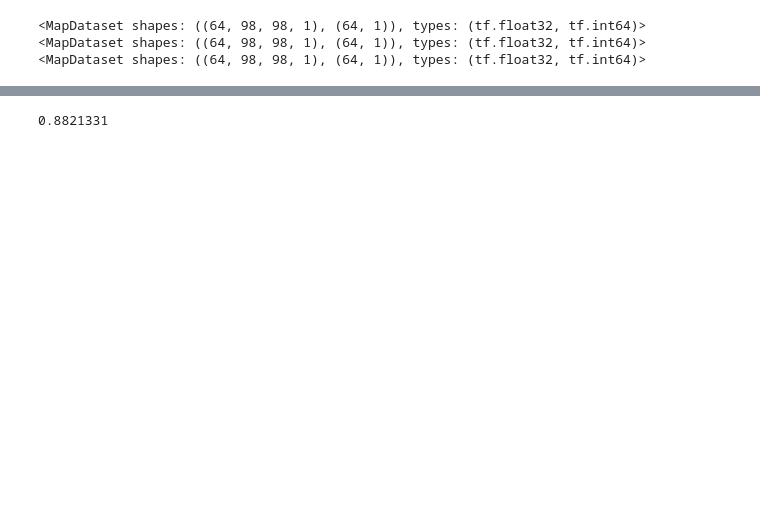
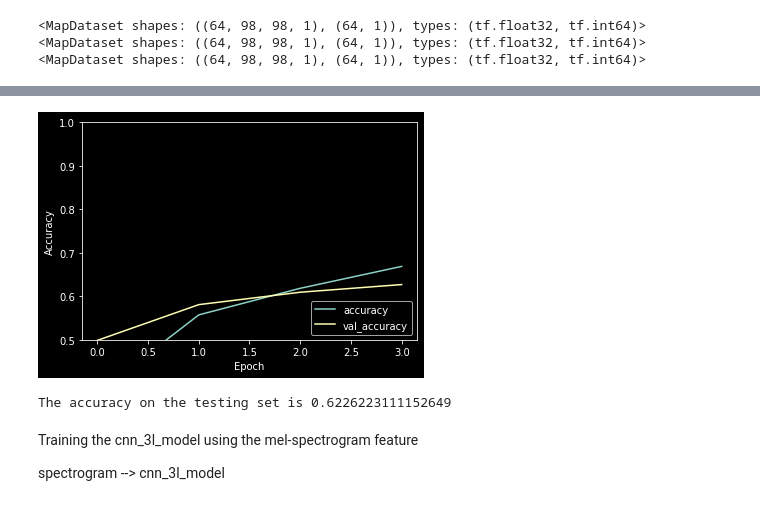
Before and after one commit to amorenob/kws_ml_capstone_project, a Jupyter notebook: 4_Model_Training.ipynb, the cells around one changed output, grey strips where cells are left out. Saved outputs shown, nothing was run; the diff lists cells and outputs as text; code cells hidden in the pictures; blank space fills up the shorter version.

```diff
--- a/4_Model_Training.ipynb
+++ b/4_Model_Training.ipynb
@@ -183,0 +246,2 @@ Epoch 5/5
+# %%
+history = stacked_fc_model.fit(train_ds, epochs=4, validation_data=validation_ds)
@@ -184,5 +257,14 @@ Epoch 5/5
+# %%
+plot_training_history(history)
+# %% [output]
+[figure, added]
 # %%
-test_loss, test_acc = model.evaluate(test_ds, verbose=2)
-print(test_acc)
+# Accuracy on testing set
+test_loss, test_acc = stacked_fc_model.evaluate(test_ds, verbose=2)
+print(f'The accuracy on the testing set is {test_acc}')
 # %% [output]
-0.8821331
+The accuracy on the testing set is 0.6226223111152649
+# %% [markdown]
+Training the cnn_3l_model using the mel-spectrogram feature
+
+spectrogram --> cnn_3l_model
```
Also changed, not shown: parts of 77 cells of this notebook, 3 other files.
